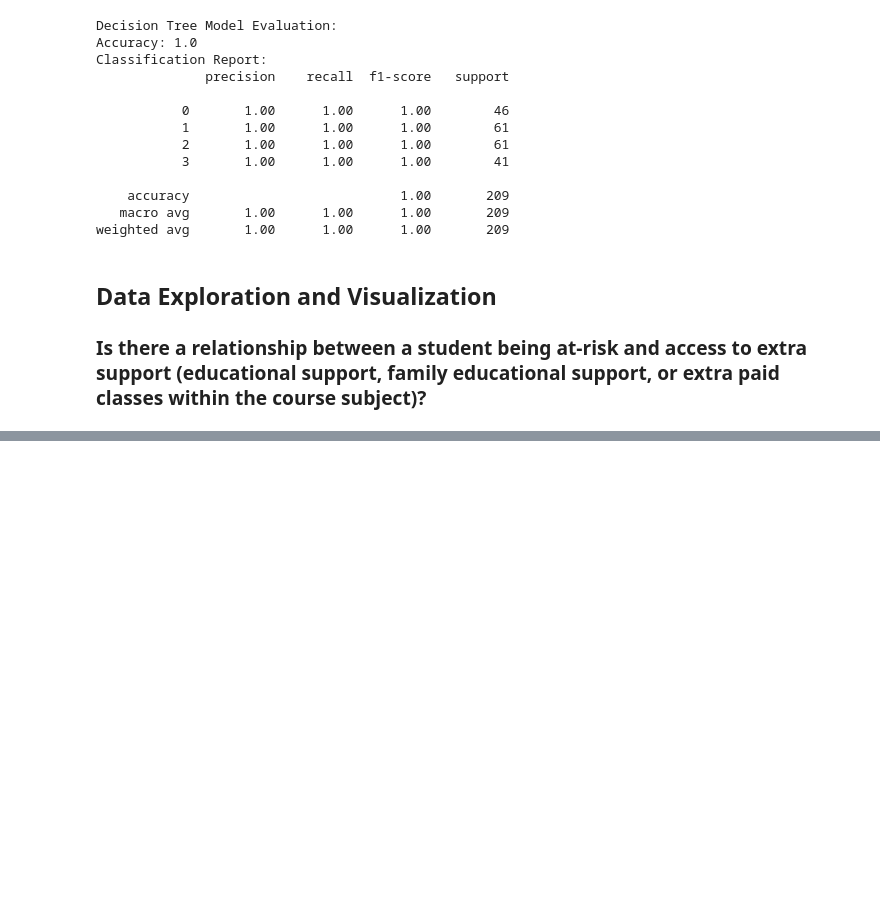
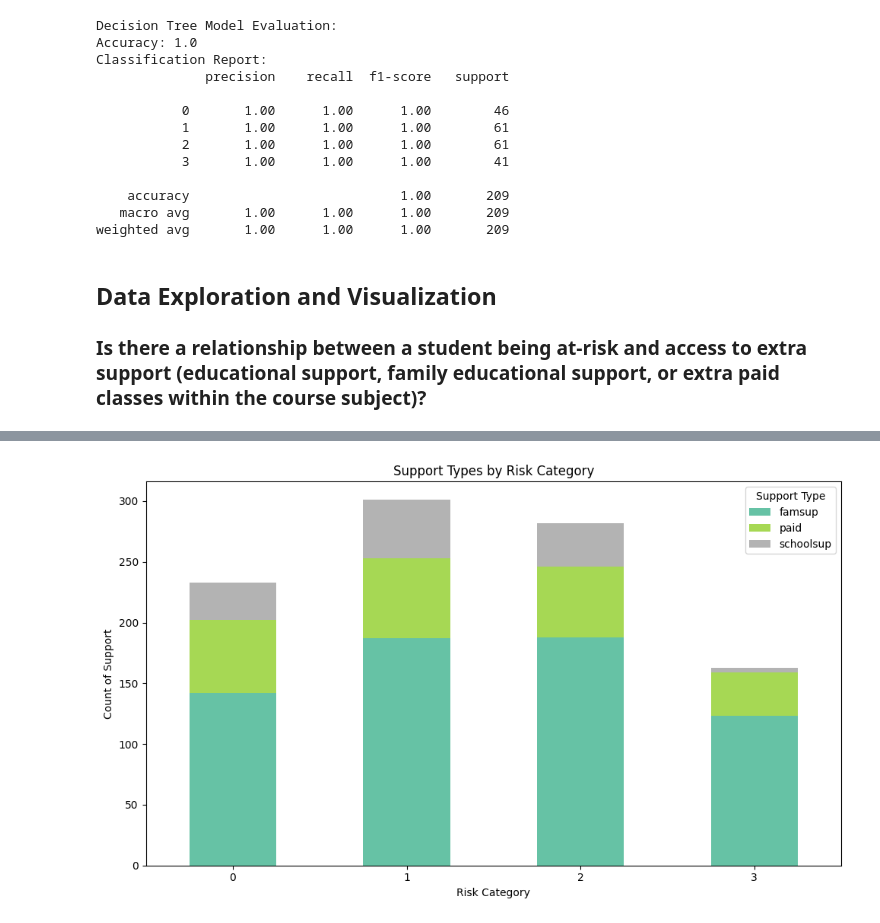
Before and after one commit to ethanshipman/Group-5-Project-4, a Jupyter notebook: Jupyter_Notebooks/Hannah_Model_Optimization.ipynb, the cells around one changed output, grey strips where cells are left out. Drawn from its saved outputs; the diff is of its cells as text; code cells hidden in the pictures; blank space fills up the shorter version.

Commit message:
updated visualization

```diff
--- a/Jupyter_Notebooks/Hannah_Model_Optimization.ipynb
+++ b/Jupyter_Notebooks/Hannah_Model_Optimization.ipynb
@@ -286,0 +284,38 @@ plt.show()
+# %%
+# Support Count vs Risk Category
+
+# Reshape the dataframe using melt
+# Xpert Assistance supported
+melted_df = df.melt(id_vars = 'risk_category',
+                    value_vars=['famsup', 'schoolsup', 'paid'],
+                    var_name='Support Type',
+                    value_name='Support Count')
+
+# Convert 'Support Count' to numeric if it's 'Yes/No' instead of 1/0
+# ChatGPT supported
+melted_df['Support Count'] = melted_df['Support Count'].replace({'yes': 1, 'no': 0})
+
+# Aggregate counts by risk category and support type
+# ChatGPT supported
+pivot_df = melted_df.pivot_table(index='risk_category',
+                                 columns='Support Type',
+                                 values='Support Count',
+                                 aggfunc='sum',  # Summing up the support counts
+                                 fill_value=0)
+
+# Create the stacked bar chart
+pivot_df.plot(kind='bar', stacked=True, figsize=(10, 6), colormap='Set2')
+
+# Set title and labels
+plt.title('Support Types by Risk Category')
+plt.xlabel('Risk Category')
+plt.ylabel('Count of Support')
+
+# Rotate x-axis labels to be right-side up
+plt.xticks(rotation=0)
+
+plt.legend(title="Support Type")
+plt.tight_layout()
+plt.show()
+# %% [output]
+[figure, added]
```
Also changed, not shown: parts of 2 cells of this notebook.
